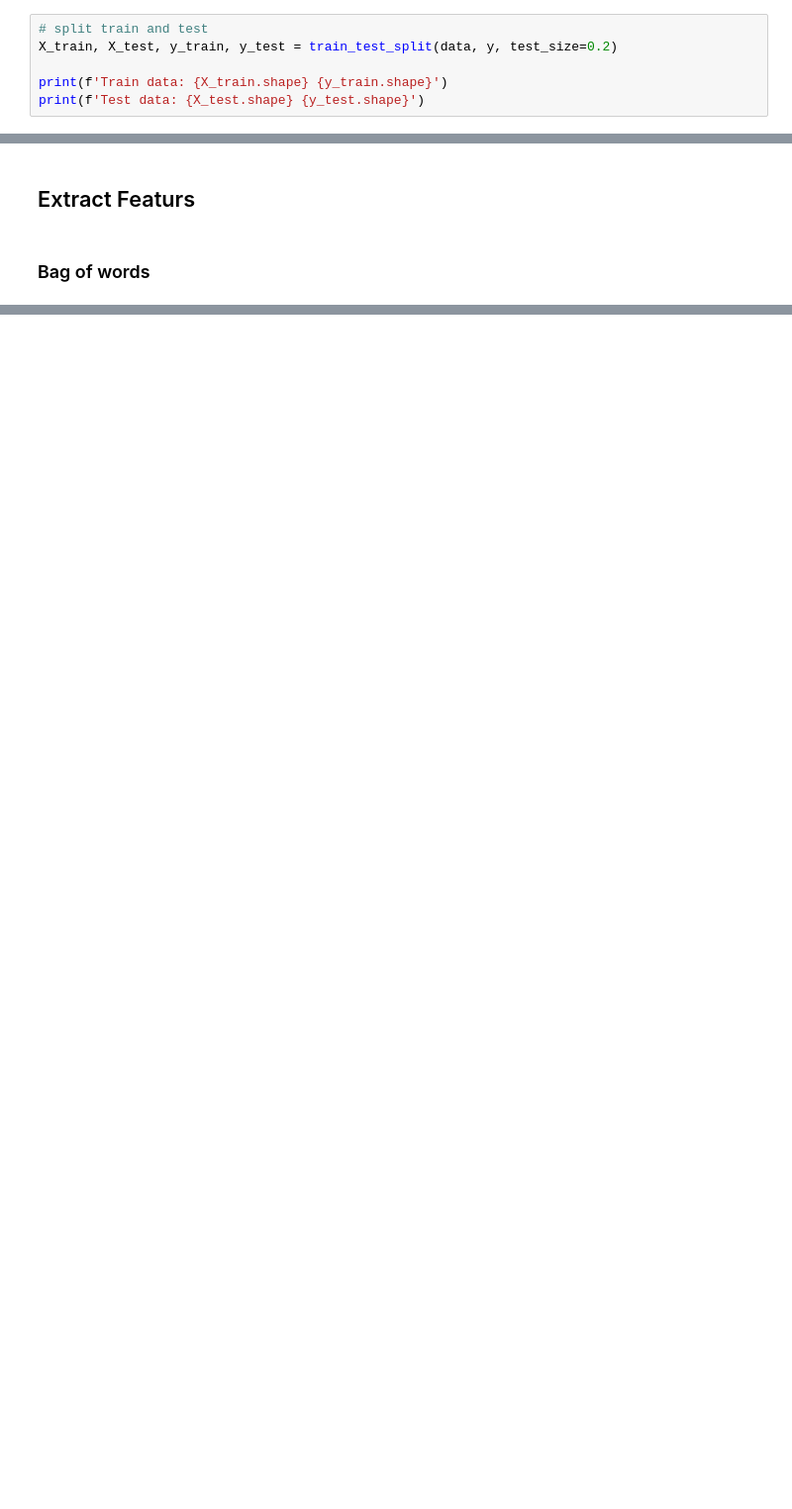
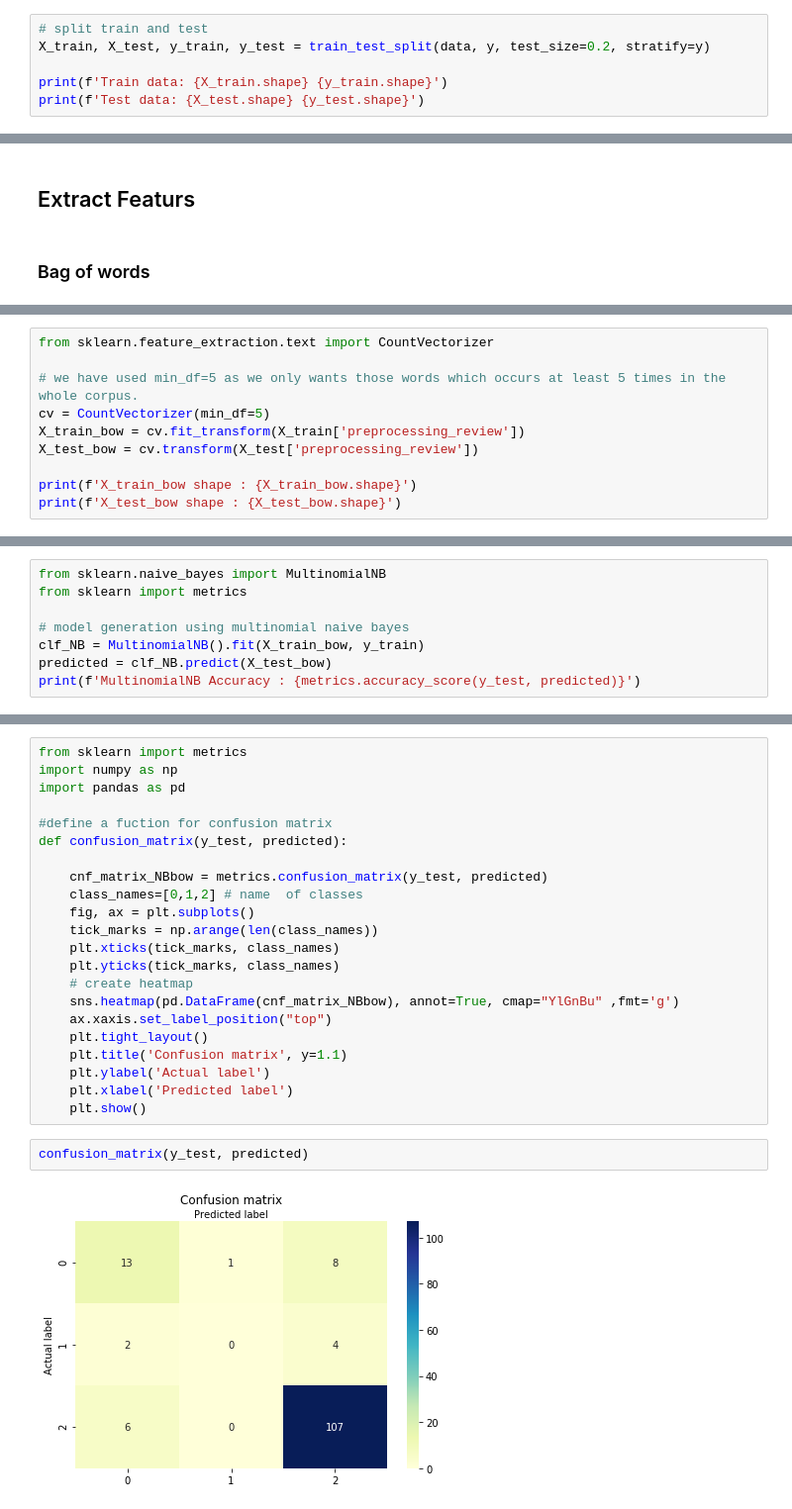
Before and after one commit to ZahraDehghani99/AI-Internship, a Jupyter notebook: Phase04-NLP-with-ML/Phase04-NLP-with-ML.ipynb, the cells around one changed output, grey strips where cells are left out. Shown at 99% size. Saved outputs shown, nothing was run; the diff lists cells and outputs as text; blank space fills up the shorter version.

Commit message:
Add MultinomialNB model with BoW and TF-IDF methods.

```diff
--- a/Phase04-NLP-with-ML/Phase04-NLP-with-ML.ipynb
+++ b/Phase04-NLP-with-ML/Phase04-NLP-with-ML.ipynb
@@ -160,6 +171,6 @@ data.head()
 # %%
 # split train and test
-X_train, X_test, y_train, y_test = train_test_split(data, y, test_size=0.2)
+X_train, X_test, y_train, y_test = train_test_split(data, y, test_size=0.2, stratify=y)
 
 print(f'Train data: {X_train.shape} {y_train.shape}')
 print(f'Test data: {X_test.shape} {y_test.shape}')
@@ -171,0 +193,10 @@ from sklearn.features_extraction
+# %%
+from sklearn.feature_extraction.text import CountVectorizer
+
+# we have used min_df=5 as we only wants those words which occurs at least 5 times in the whole corpus.
+cv = CountVectorizer(min_df=5)
+X_train_bow = cv.fit_transform(X_train['preprocessing_review'])
+X_test_bow = cv.transform(X_test['preprocessing_review'])
+
+print(f'X_train_bow shape : {X_train_bow.shape}')
+print(f'X_test_bow shape : {X_test_bow.shape}')
@@ -171,0 +239,8 @@ from sklearn.features_extraction
+# %%
+from sklearn.naive_bayes import MultinomialNB
+from sklearn import metrics
+
+# model generation using multinomial naive bayes
+clf_NB = MultinomialNB().fit(X_train_bow, y_train)
+predicted = clf_NB.predict(X_test_bow)
+print(f'MultinomialNB Accuracy : {metrics.accuracy_score(y_test, predicted)}')
@@ -171,0 +263,26 @@ from sklearn.features_extraction
+# %%
+from sklearn import metrics
+import numpy as np
+import pandas as pd
+
+#define a fuction for confusion matrix
+def confusion_matrix(y_test, predicted):
+
+    cnf_matrix_NBbow = metrics.confusion_matrix(y_test, predicted)
+    class_names=[0,1,2] # name  of classes
+    fig, ax = plt.subplots()
+    tick_marks = np.arange(len(class_names))
+    plt.xticks(tick_marks, class_names)
+    plt.yticks(tick_marks, class_names)
+    # create heatmap
+    sns.heatmap(pd.DataFrame(cnf_matrix_NBbow), annot=True, cmap="YlGnBu" ,fmt='g')
+    ax.xaxis.set_label_position("top")
+    plt.tight_layout()
+    plt.title('Confusion matrix', y=1.1)
+    plt.ylabel('Actual label')
+    plt.xlabel('Predicted label')
+    plt.show()
+# %%
+confusion_matrix(y_test, predicted)
+# %% [output]
+[figure, added]
```
Also changed, not shown: parts of 30 cells of this notebook.
